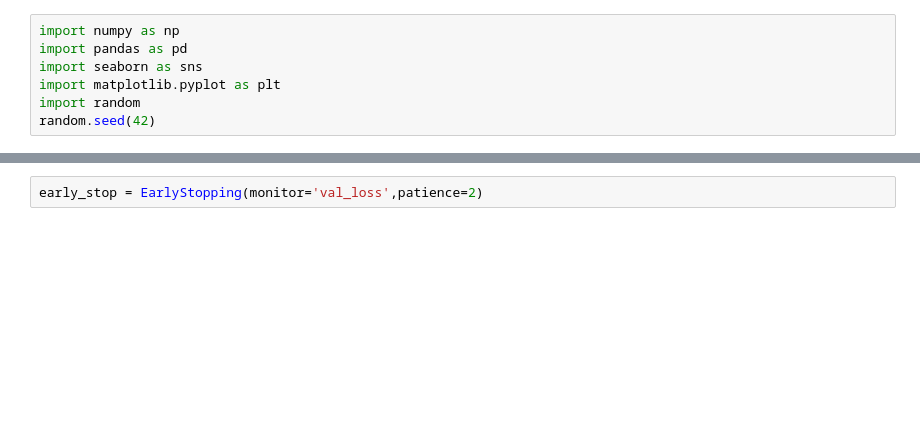
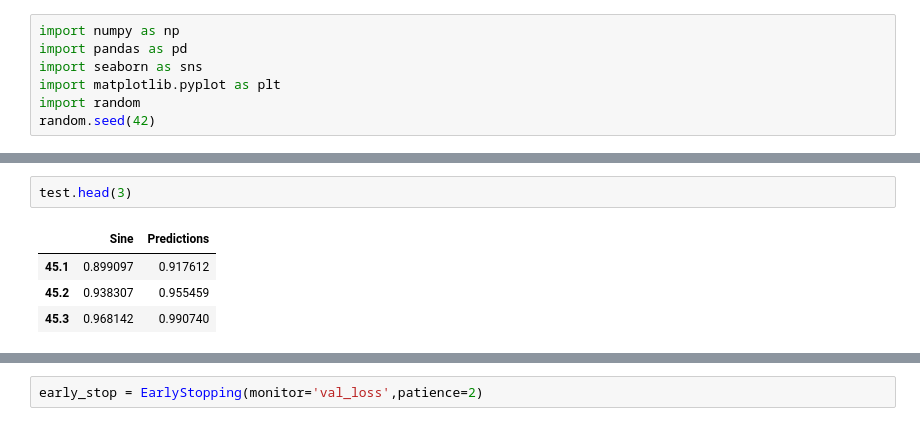
Before and after one commit to gc2321/3235-Machine-Learning, a Jupyter notebook: XTRA_NEURO_NET_EXERCISES/3_rnn_sine_wave.ipynb, the cells around one changed output, grey strips where cells are left out. Cells and saved outputs as stored; diff of their text form; blank space fills up the shorter version.

```diff
--- a/XTRA_NEURO_NET_EXERCISES/3_rnn_sine_wave.ipynb
+++ b/XTRA_NEURO_NET_EXERCISES/3_rnn_sine_wave.ipynb
@@ -124,0 +294,7 @@ _________________________________________________________________
+# %%
+test.head(3)
+# %% [output]
+|  | Sine | Predictions |
+| 45.1 | 0.899097 | 0.917612 |
+| 45.2 | 0.938307 | 0.955459 |
+| 45.3 | 0.968142 | 0.990740 |
```
Also changed, not shown: parts of 84 cells of this notebook.
